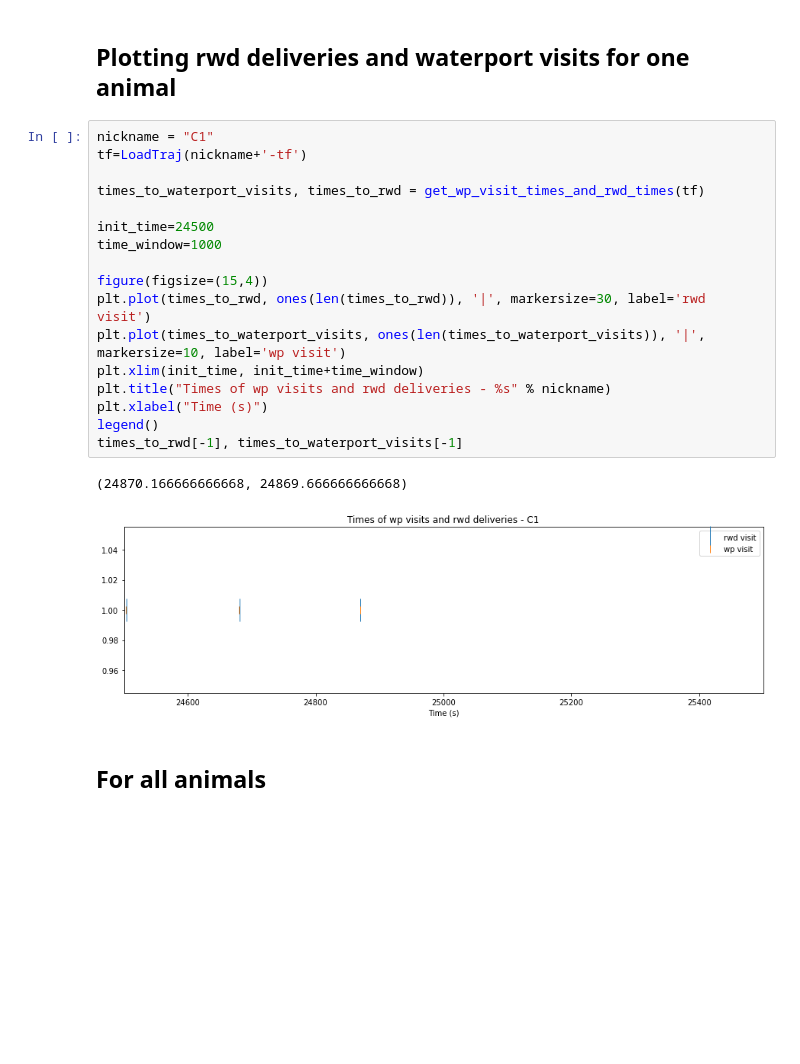
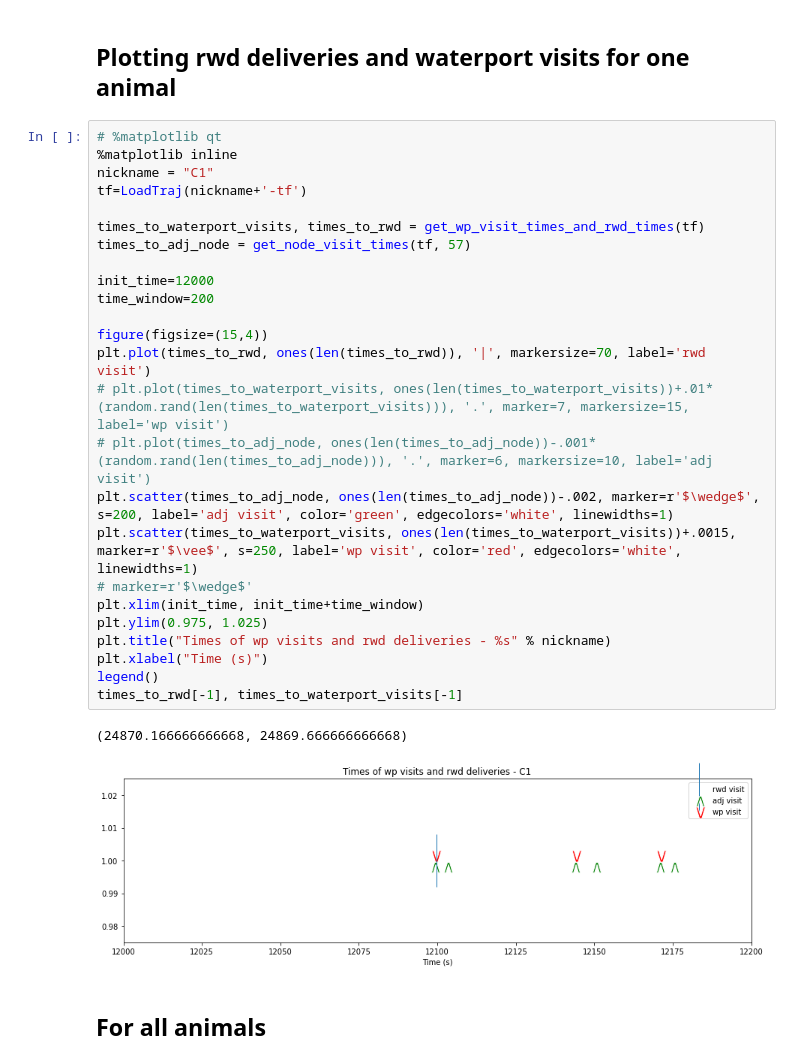
Before and after one commit to umeshksingla/MouseMazeHierRL, a Jupyter notebook: inter_rwd-or-waterport_intervals.ipynb, the cells around one changed output. Drawn from its saved outputs; the diff is of its cells as text; blank space fills up the shorter version.

```diff
--- a/inter_rwd-or-waterport_intervals.ipynb
+++ b/inter_rwd-or-waterport_intervals.ipynb
@@ -265,25 +265,33 @@ If plotting histograms for time on maze (`mazetimes_to_rwd`): there are times sm
 # %% [markdown]
 ## Plotting rwd deliveries and waterport visits for one animal
 # %%
+# %matplotlib qt
+%matplotlib inline
 nickname = "C1"
 tf=LoadTraj(nickname+'-tf')
 
 times_to_waterport_visits, times_to_rwd = get_wp_visit_times_and_rwd_times(tf)
+times_to_adj_node = get_node_visit_times(tf, 57)
 
-init_time=24500
-time_window=1000
+init_time=12000
+time_window=200
 
 figure(figsize=(15,4))
-plt.plot(times_to_rwd, ones(len(times_to_rwd)), '|', markersize=30, label='rwd visit')
-plt.plot(times_to_waterport_visits, ones(len(times_to_waterport_visits)), '|', markersize=10, label='wp visit')
+plt.plot(times_to_rwd, ones(len(times_to_rwd)), '|', markersize=70, label='rwd visit')
+# plt.plot(times_to_waterport_visits, ones(len(times_to_waterport_visits))+.01*(random.rand(len(times_to_waterport_visits))), '.', marker=7, markersize=15, label='wp visit')
+# plt.plot(times_to_adj_node, ones(len(times_to_adj_node))-.001*(random.rand(len(times_to_adj_node))), '.', marker=6, markersize=10, label='adj visit')
+plt.scatter(times_to_adj_node, ones(len(times_to_adj_node))-.002, marker=r'$\wedge$', s=200, label='adj visit', color='green', edgecolors='white', linewidths=1)
+plt.scatter(times_to_waterport_visits, ones(len(times_to_waterport_visits))+.0015, marker=r'$\vee$', s=250, label='wp visit', color='red', edgecolors='white', linewidths=1)
+# marker=r'$\wedge$'
 plt.xlim(init_time, init_time+time_window)
+plt.ylim(0.975, 1.025)
 plt.title("Times of wp visits and rwd deliveries - %s" % nickname)
 plt.xlabel("Time (s)")
 legend()
 times_to_rwd[-1], times_to_waterport_visits[-1]
 # %% [output]
 (24870.166666666668, 24869.666666666668)
-[figure, old version]
+[figure, new version]
 # %% [markdown]
 ## For all animals
 # %%
```
Also changed, not shown: parts of 14 cells of this notebook.
